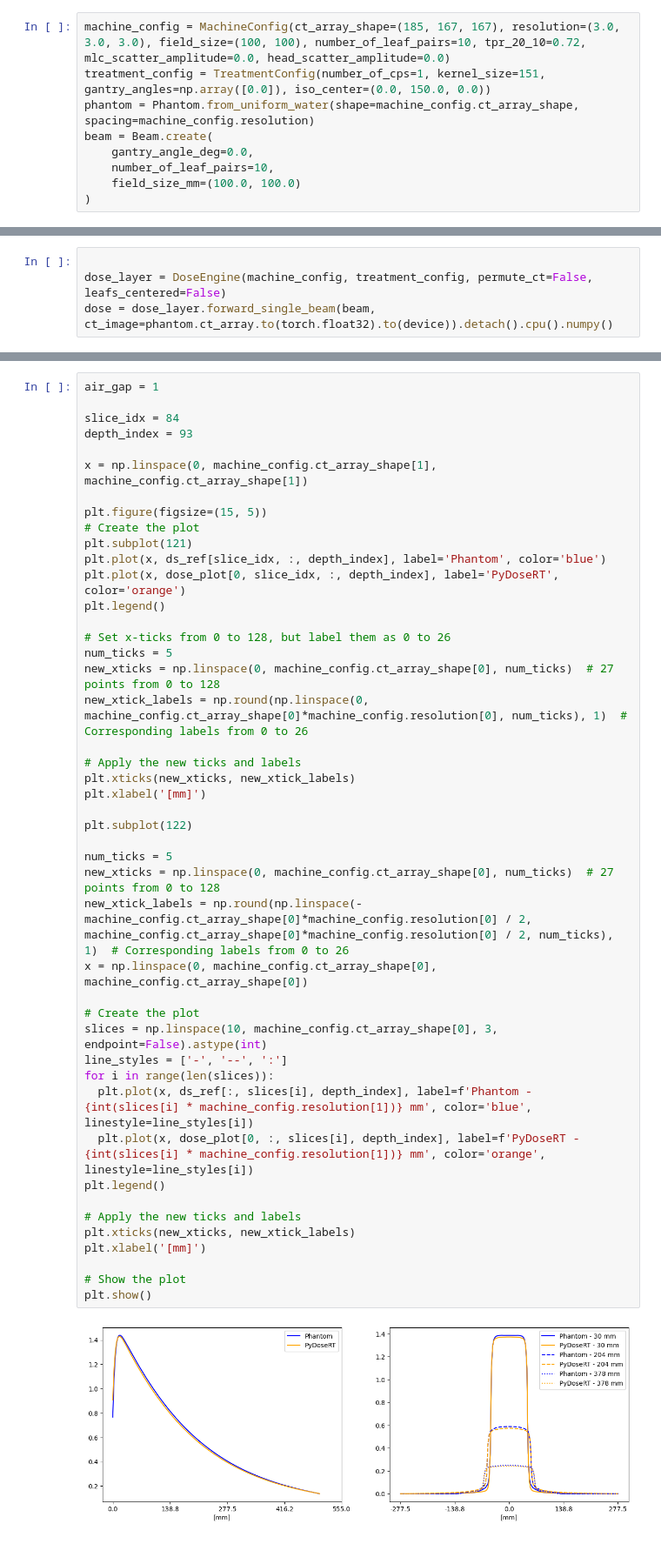
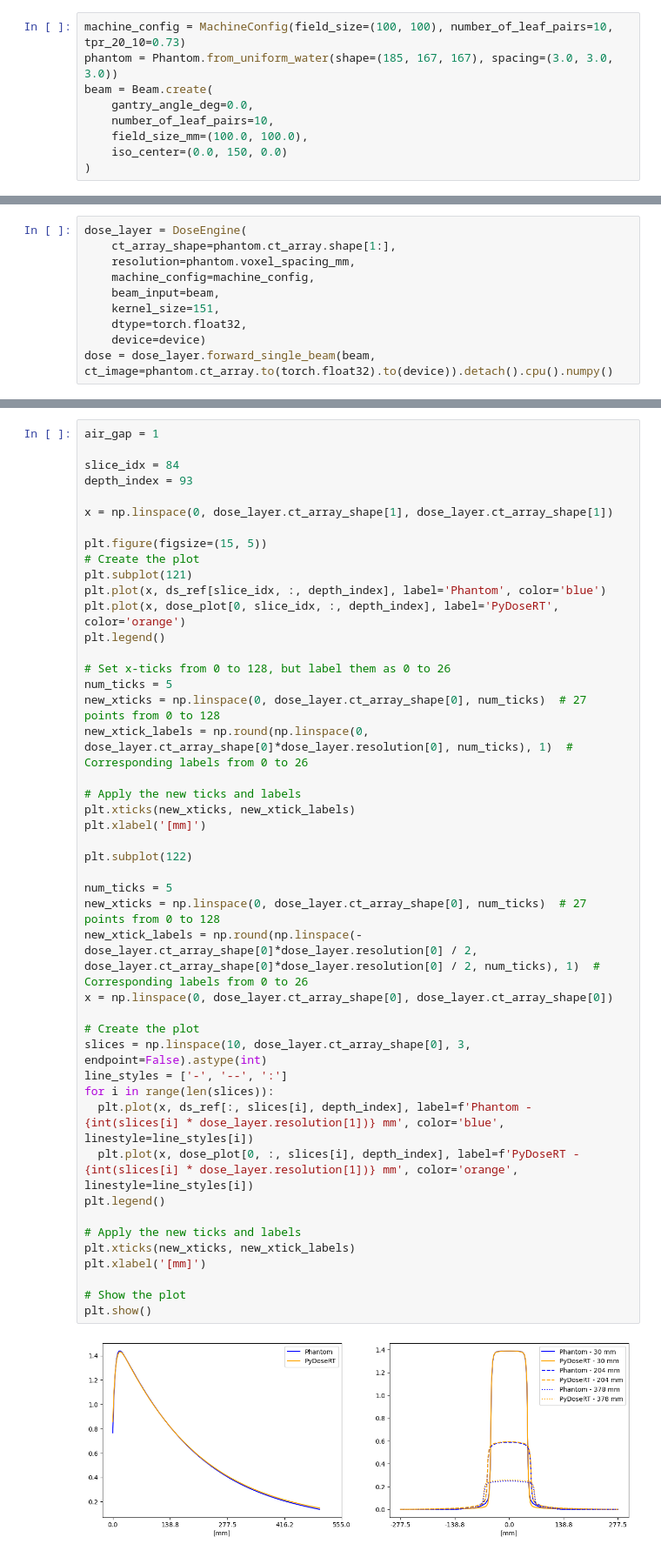
Before and after one commit to UMU-DDI/PyDoseRT, a Jupyter notebook: examples/phantom.ipynb, the cells around one changed output, grey strips where cells are left out. Shown at 87% size. Cells and saved outputs as stored; diff of their text form.

Commit message:
Removed treatment config.

```diff
--- a/examples/phantom.ipynb
+++ b/examples/phantom.ipynb
@@ -15,11 +15,11 @@ from pydose_rt.data import MachineConfig, TreatmentConfig, Phantom, Beam
 # %%
-machine_config = MachineConfig(ct_array_shape=(185, 167, 167), resolution=(3.0, 3.0, 3.0), field_size=(100, 100), number_of_leaf_pairs=10, tpr_20_10=0.72, mlc_scatter_amplitude=0.0, head_scatter_amplitude=0.0)
-treatment_config = TreatmentConfig(number_of_cps=1, kernel_size=151, gantry_angles=np.array([0.0]), iso_center=(0.0, 150.0, 0.0))
-phantom = Phantom.from_uniform_water(shape=machine_config.ct_array_shape, spacing=machine_config.resolution)
+machine_config = MachineConfig(field_size=(100, 100), number_of_leaf_pairs=10, tpr_20_10=0.73)
+phantom = Phantom.from_uniform_water(shape=(185, 167, 167), spacing=(3.0, 3.0, 3.0))
 beam = Beam.create(
     gantry_angle_deg=0.0,
     number_of_leaf_pairs=10,
-    field_size_mm=(100.0, 100.0)
+    field_size_mm=(100.0, 100.0),
+    iso_center=(0.0, 150, 0.0)
 )
 # %%
 path ="/home/bolo/Documents/PyDoseRT/test_data/10x10-10MV/RD1.2.752.243.1.1.20240927183310596.8800.73001.dcm"
@@ -40,6 +44,12 @@ plt.show()
 # %%
-
-dose_layer = DoseEngine(machine_config, treatment_config, permute_ct=False, leafs_centered=False)
+dose_layer = DoseEngine(
+    ct_array_shape=phantom.ct_array.shape[1:],
+    resolution=phantom.voxel_spacing_mm,
+    machine_config=machine_config,
+    beam_input=beam,
+    kernel_size=151,
+    dtype=torch.float32,
+    device=device)
 dose = dose_layer.forward_single_beam(beam, ct_image=phantom.ct_array.to(torch.float32).to(device)).detach().cpu().numpy()
 # %%
 dose = dose / np.quantile(dose, 0.999) * np.quantile(ds_ref, 0.999)
@@ -77,44 +87,44 @@ air_gap = 1
 slice_idx = 84
 depth_index = 93
 
-x = np.linspace(0, machine_config.ct_array_shape[1], machine_config.ct_array_shape[1])
+x = np.linspace(0, dose_layer.ct_array_shape[1], dose_layer.ct_array_shape[1])
 
 plt.figure(figsize=(15, 5))
 # Create the plot
 plt.subplot(121)
 plt.plot(x, ds_ref[slice_idx, :, depth_index], label='Phantom', color='blue')
 plt.plot(x, dose_plot[0, slice_idx, :, depth_index], label='PyDoseRT', color='orange')
 plt.legend()
 
 # Set x-ticks from 0 to 128, but label them as 0 to 26
 num_ticks = 5
-new_xticks = np.linspace(0, machine_config.ct_array_shape[0], num_ticks)  # 27 points from 0 to 128
-new_xtick_labels = np.round(np.linspace(0, machine_config.ct_array_shape[0]*machine_config.resolution[0], num_ticks), 1)  # Corresponding labels from 0 to 26
+new_xticks = np.linspace(0, dose_layer.ct_array_shape[0], num_ticks)  # 27 points from 0 to 128
+new_xtick_labels = np.round(np.linspace(0, dose_layer.ct_array_shape[0]*dose_layer.resolution[0], num_ticks), 1)  # Corresponding labels from 0 to 26
 
 # Apply the new ticks and labels
 plt.xticks(new_xticks, new_xtick_labels)
 plt.xlabel('[mm]')
 
 plt.subplot(122)
 
 num_ticks = 5
-new_xticks = np.linspace(0, machine_config.ct_array_shape[0], num_ticks)  # 27 points from 0 to 128
-new_xtick_labels = np.round(np.linspace(-machine_config.ct_array_shape[0]*machine_config.resolution[0] / 2, machine_config.ct_array_shape[0]*machine_config.resolution[0] / 2, num_ticks), 1)  # Corresponding labels from 0 to 26
-x = np.linspace(0, machine_config.ct_array_shape[0], machine_config.ct_array_shape[0])
+new_xticks = np.linspace(0, dose_layer.ct_array_shape[0], num_ticks)  # 27 points from 0 to 128
+new_xtick_labels = np.round(np.linspace(-dose_layer.ct_array_shape[0]*dose_layer.resolution[0] / 2, dose_layer.ct_array_shape[0]*dose_layer.resolution[0] / 2, num_ticks), 1)  # Corresponding labels from 0 to 26
+x = np.linspace(0, dose_layer.ct_array_shape[0], dose_layer.ct_array_shape[0])
 
 # Create the plot
-slices = np.linspace(10, machine_config.ct_array_shape[0], 3, endpoint=False).astype(int)
+slices = np.linspace(10, dose_layer.ct_array_shape[0], 3, endpoint=False).astype(int)
 line_styles = ['-', '--', ':']
 for i in range(len(slices)):
-  plt.plot(x, ds_ref[:, slices[i], depth_index], label=f'Phantom - {int(slices[i] * machine_config.resolution[1])} mm', color='blue', linestyle=line_styles[i])
-  plt.plot(x, dose_plot[0, :, slices[i], depth_index], label=f'PyDoseRT - {int(slices[i] * machine_config.resolution[1])} mm', color='orange', linestyle=line_styles[i])
+  plt.plot(x, ds_ref[:, slices[i], depth_index], label=f'Phantom - {int(slices[i] * dose_layer.resolution[1])} mm', color='blue', linestyle=line_styles[i])
+  plt.plot(x, dose_plot[0, :, slices[i], depth_index], label=f'PyDoseRT - {int(slices[i] * dose_layer.resolution[1])} mm', color='orange', linestyle=line_styles[i])
 plt.legend()
 
 # Apply the new ticks and labels
 plt.xticks(new_xticks, new_xtick_labels)
 plt.xlabel('[mm]')
 
 # Show the plot
 plt.show()
 # %% [output]
-[figure, old version]
+[figure, new version]
```
Also changed, not shown: parts of 2 cells of this notebook, 22 other files.
